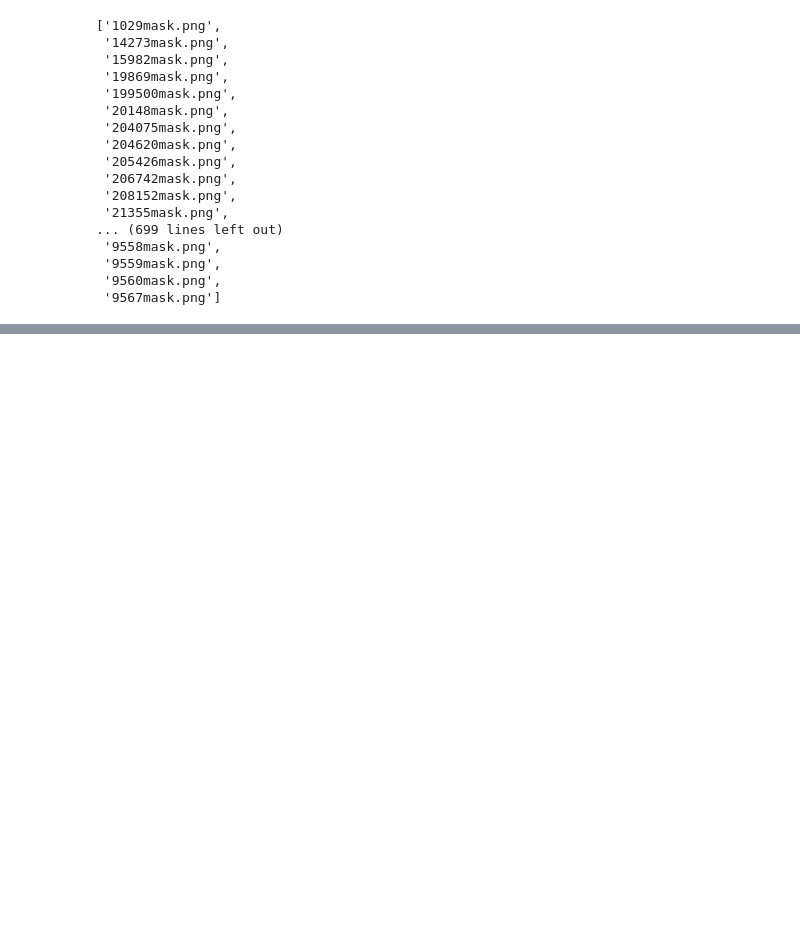
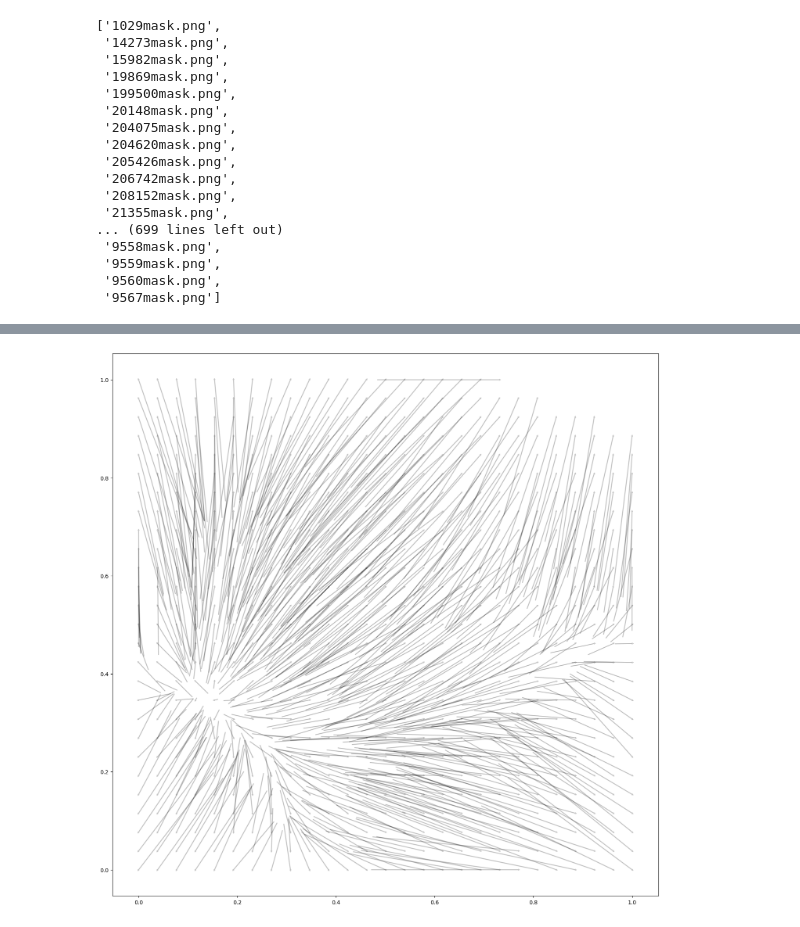
Before and after one commit to okasmin-Parsons-5020-ML-Spring2025/okasmin-ML-Spring25-Parsons-FinalProject, a Jupyter notebook: ml/process_images_attempt1.ipynb, the cells around one changed output, grey strips where cells are left out. Drawn from its saved outputs; the diff is of its cells as text; code cells hidden in the pictures; blank space fills up the shorter version.

```diff
--- a/ml/process_images_attempt1.ipynb
+++ b/ml/process_images_attempt1.ipynb
@@ -191,0 +128,3 @@ save_to_json(cluster_list)
+# %%
+pca_array = pca_df.to_numpy()
+grid = get_grid_xy(pca_array)
@@ -191,0 +141,4 @@ save_to_json(cluster_list)
+# %%
+plot_moves(pca_array, grid)
+# %% [output]
+[figure, added]
```
Also changed, not shown: parts of 17 cells of this notebook, 20 other files.
